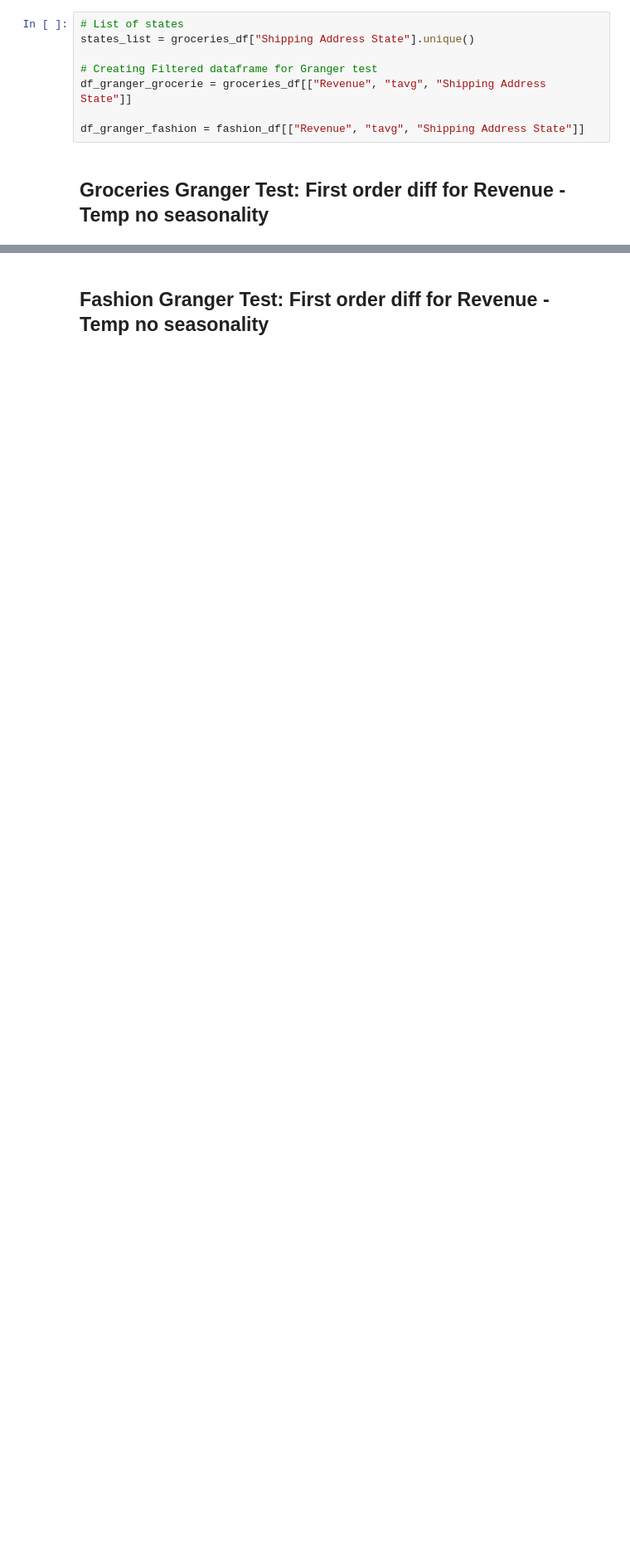
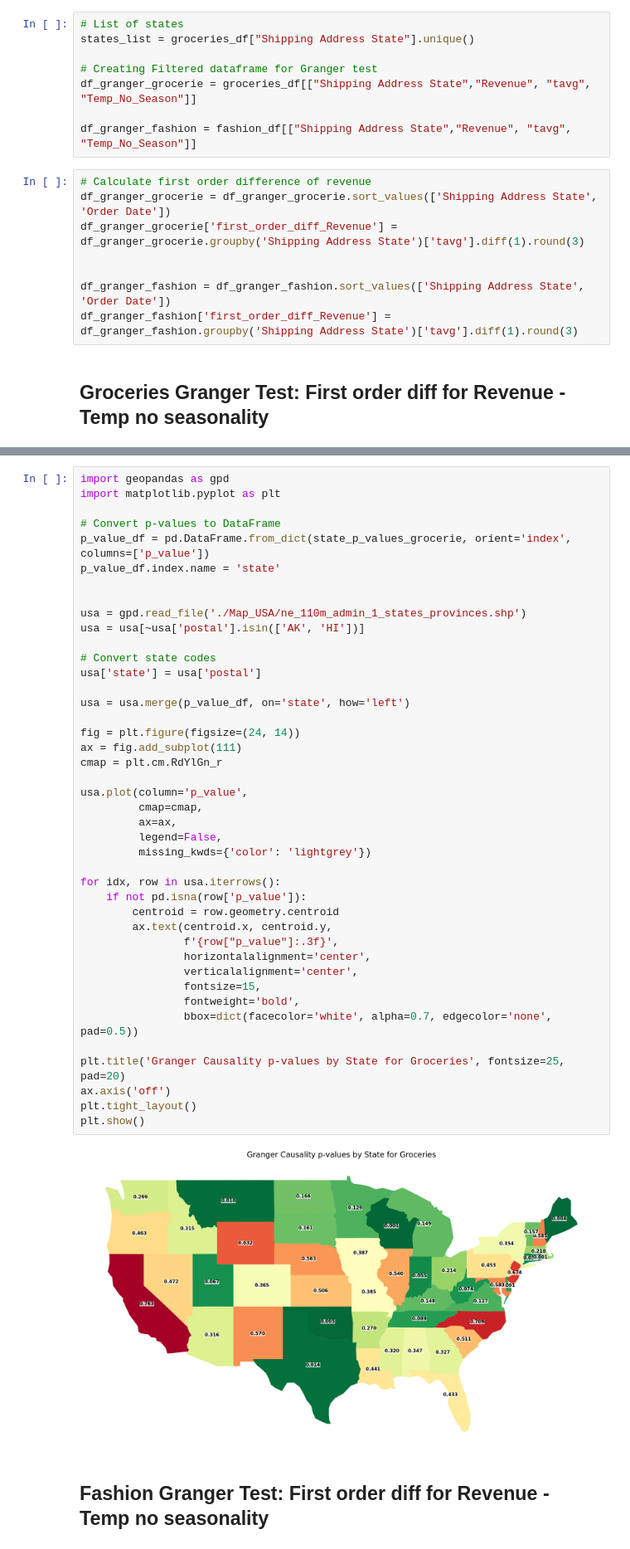
Before and after one commit to MoritzBaldauf/Bachelor_Thesis_Code, a Jupyter notebook: 2_Granger_test.ipynb, the cells around one changed output, grey strips where cells are left out. Shown at 83% size. Cells and saved outputs as stored; diff of their text form; blank space fills up the shorter version.

```diff
--- a/2_Granger_test.ipynb
+++ b/2_Granger_test.ipynb
@@ -44,9 +44,17 @@ def grangers_causation_matrix(data, variables, test='ssr_chi2test', verbose=Fals
 states_list = groceries_df["Shipping Address State"].unique()
 
 # Creating Filtered dataframe for Granger test
-df_granger_grocerie = groceries_df[["Revenue", "tavg", "Shipping Address State"]]
+df_granger_grocerie = groceries_df[["Shipping Address State","Revenue", "tavg", "Temp_No_Season"]]
 
-df_granger_fashion = fashion_df[["Revenue", "tavg", "Shipping Address State"]]
+df_granger_fashion = fashion_df[["Shipping Address State","Revenue", "tavg", "Temp_No_Season"]]
+# %%
+# Calculate first order difference of revenue
+df_granger_grocerie = df_granger_grocerie.sort_values(['Shipping Address State', 'Order Date'])
+df_granger_grocerie['first_order_diff_Revenue'] = df_granger_grocerie.groupby('Shipping Address State')['tavg'].diff(1).round(3)
+
+
+df_granger_fashion = df_granger_fashion.sort_values(['Shipping Address State', 'Order Date'])
+df_granger_fashion['first_order_diff_Revenue'] = df_granger_fashion.groupby('Shipping Address State')['tavg'].diff(1).round(3)
 # %% [markdown]
 ## Groceries Granger Test: First order diff for Revenue - Temp no seasonality
 # %%
@@ -89,6 +97,50 @@ for i in range(len(states_list)):
         #print(f"For the state {states_list[i]} temperature as a predictor has a p-value of: {p_value}")
     except:
         print(f"Error for state {states_list[i]}")
+# %%
+import geopandas as gpd
+import matplotlib.pyplot as plt
+
+# Convert p-values to DataFrame
+p_value_df = pd.DataFrame.from_dict(state_p_values_grocerie, orient='index', columns=['p_value'])
+p_value_df.index.name = 'state'
+
+
+usa = gpd.read_file('./Map_USA/ne_110m_admin_1_states_provinces.shp')
+usa = usa[~usa['postal'].isin(['AK', 'HI'])]
+
+# Convert state codes
+usa['state'] = usa['postal']
+
+usa = usa.merge(p_value_df, on='state', how='left')
+
+fig = plt.figure(figsize=(24, 14))
+ax = fig.add_subplot(111)
+cmap = plt.cm.RdYlGn_r
+
+usa.plot(column='p_value',
+         cmap=cmap,
+         ax=ax,
+         legend=False,
+         missing_kwds={'color': 'lightgrey'})
+
+for idx, row in usa.iterrows():
+    if not pd.isna(row['p_value']):
+        centroid = row.geometry.centroid
+        ax.text(centroid.x, centroid.y,
+                f'{row["p_value"]:.3f}',
+                horizontalalignment='center',
+                verticalalignment='center',
+                fontsize=15,
+                fontweight='bold',
+                bbox=dict(facecolor='white', alpha=0.7, edgecolor='none', pad=0.5))
+
+plt.title('Granger Causality p-values by State for Groceries', fontsize=25, pad=20)
+ax.axis('off')
+plt.tight_layout()
+plt.show()
+# %% [output]
+[figure, added]
 # %% [markdown]
 ## Fashion Granger Test: First order diff for Revenue - Temp no seasonality
 # %%
```
Also changed, not shown: parts of 10 cells of this notebook, 2 other files.
